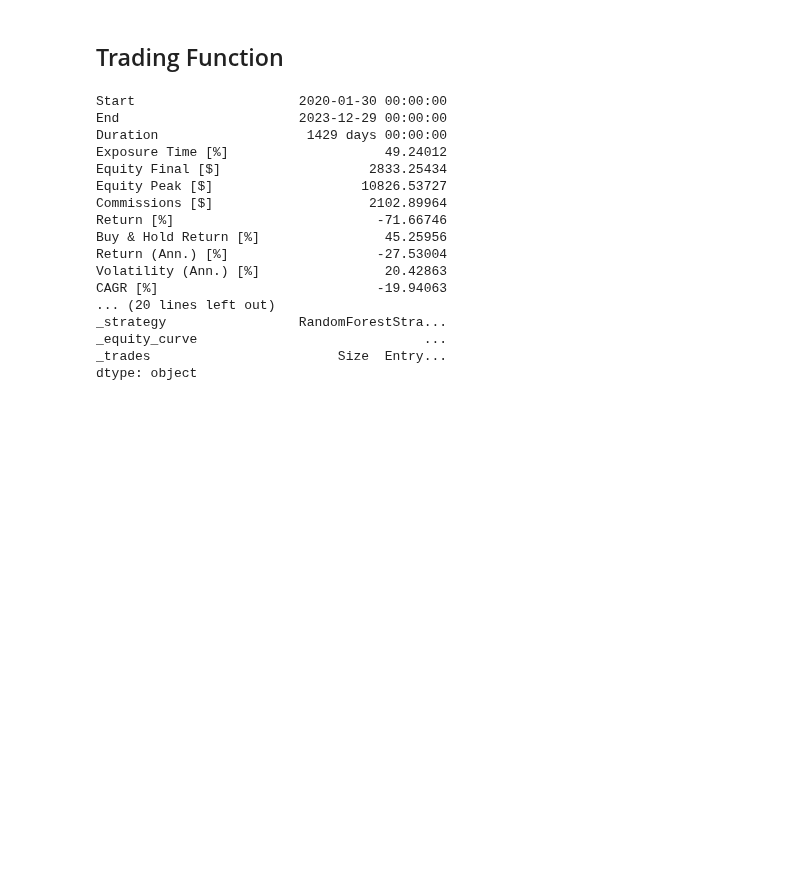
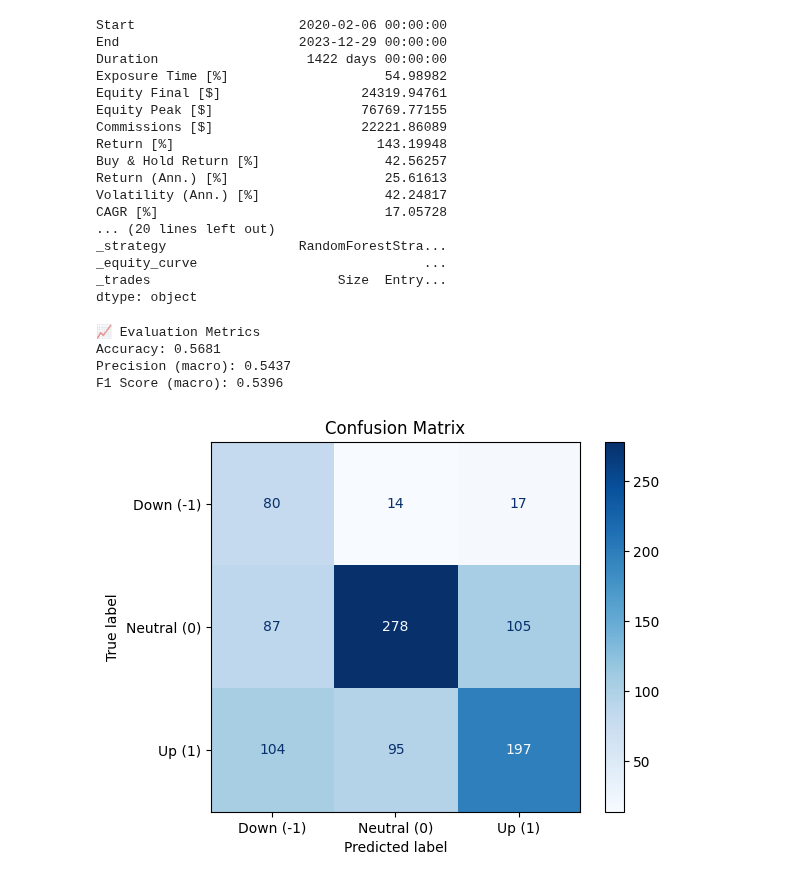
Before and after one commit to y3y-tech/CX4240_Project, a Jupyter notebook: FinalCode/Strategy_Transformer.ipynb, the cells around one changed output. Drawn from its saved outputs; the diff is of its cells as text; code cells hidden in the pictures; blank space fills up the shorter version.

Commit message:
Strategy Transformer Evaluation + Screenshots of Outputs for Report
- Png files contain potential images and data for report
- Added evaluations to Strategy Transformer

```diff
--- a/FinalCode/Strategy_Transformer.ipynb
+++ b/FinalCode/Strategy_Transformer.ipynb
@@ -25,3 +1 @@ Index(['Price', 'Close', 'High', 'Low', 'Open', 'Volume', 'Return', 'MA5',
-# %% [markdown]
-## Trading Function
 # %%
@@ -163,24 +151,51 @@ class RandomForestStrategy(Strategy):
+# %%
+from sklearn.metrics import f1_score, accuracy_score, precision_score, confusion_matrix, ConfusionMatrixDisplay
+import matplotlib.pyplot as plt
+
+def evaluate_strategy(y_true, y_pred):
+
+    print("📈 Evaluation Metrics")
+    print("Accuracy:", round(accuracy_score(y_true, y_pred), 4))
+    print("Precision (macro):", round(precision_score(y_true, y_pred, average='macro'), 4))
+    print("F1 Score (macro):", round(f1_score(y_true, y_pred, average='macro'), 4))
+
+    cm = confusion_matrix(y_true, y_pred, labels=[-1, 0, 1])
+    disp = ConfusionMatrixDisplay(cm, display_labels=['Down (-1)', 'Neutral (0)', 'Up (1)'])
+    disp.plot(cmap='Blues')
+    plt.title("Confusion Matrix")
+    plt.show()
 # %%
 bt = Backtest(df, RandomForestStrategy, cash=10_000, commission=.0002, margin=0.05)
-bt.run()
+backtest = bt.run()
+backtest
 # %% [output]
-Start                     2020-01-30 00:00:00
+Start                     2020-02-06 00:00:00
 End                       2023-12-29 00:00:00
-Duration                   1429 days 00:00:00
-Exposure Time [%]                    49.24012
-Equity Final [$]                   2833.25434
-Equity Peak [$]                   10826.53727
-Commissions [$]                    2102.89964
-Return [%]                          -71.66746
-Buy & Hold Return [%]                45.25956
-Return (Ann.) [%]                   -27.53004
-Volatility (Ann.) [%]                20.42863
-CAGR [%]                            -19.94063
+Duration                   1422 days 00:00:00
+Exposure Time [%]                    54.98982
+Equity Final [$]                  24319.94761
+Equity Peak [$]                   76769.77155
+Commissions [$]                   22221.86089
+Return [%]                          143.19948
+Buy & Hold Return [%]                42.56257
+Return (Ann.) [%]                    25.61613
+Volatility (Ann.) [%]                42.24817
+CAGR [%]                             17.05728
 ... (20 lines left out)
 _strategy                 RandomForestStra...
 _equity_curve                             ...
 _trades                        Size  Entry...
 dtype: object
+# %%
+predictions = backtest._strategy.predictions
+actuals = backtest._strategy.actuals
+evaluate_strategy(predictions, actuals)
+# %% [output]
+📈 Evaluation Metrics
+Accuracy: 0.5681
+Precision (macro): 0.5437
+F1 Score (macro): 0.5396
+[figure, added]
 # %%
 bt.plot()
 # %% [output]
```
Also changed, not shown: parts of 6 cells of this notebook, 12 other files.
